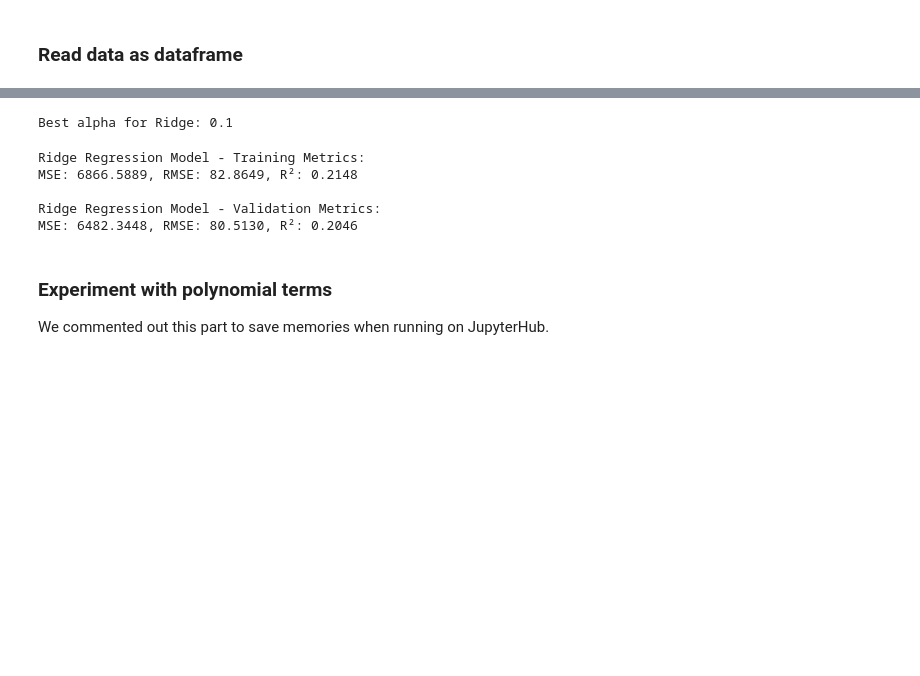
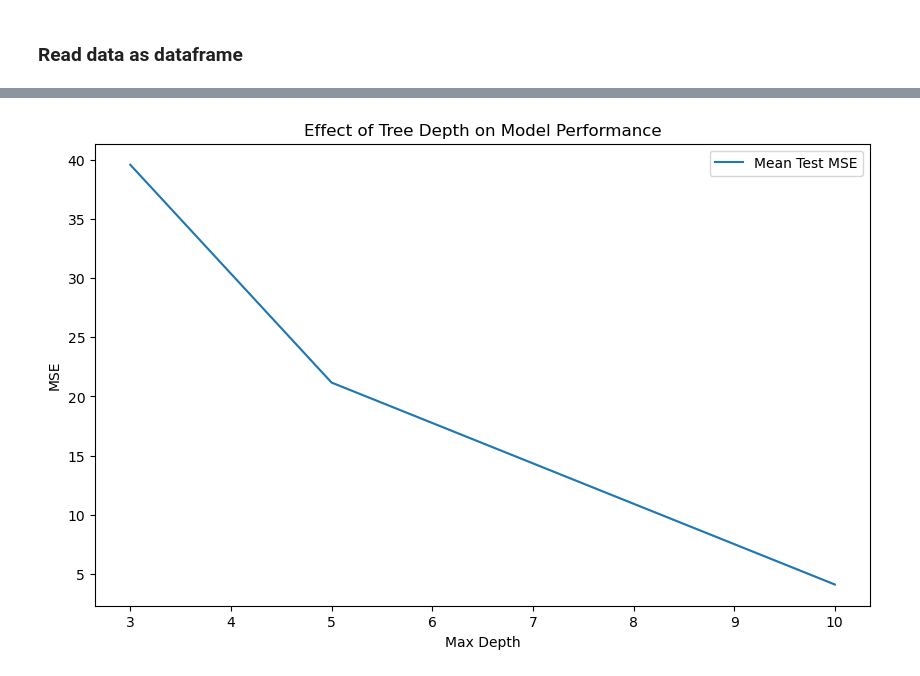
Before and after one commit to carrieyxia/ADAN8888.01_Fall_24_Applied_Analytics_Project, a Jupyter notebook: week7/week7_notebook.ipynb, the cells around one changed output, grey strips where cells are left out. Cells and saved outputs as stored; diff of their text form; code cells hidden in the pictures; blank space fills up the shorter version.

Commit message:
first attempt at decision tree

```diff
--- a/week7/week7_notebook.ipynb
+++ b/week7/week7_notebook.ipynb
@@ -60,3 +61,17 @@ def evaluate_model(y_true, y_pred):
     mse = rmse**2
     r2 = r2_score(y_true, y_pred)
     return mse, rmse, r2
+# %%
+# Hyperparameter settings for Decision Tree
+param_grid = {
+    'max_depth': [3, 5, 10],
+    'min_samples_split': [2, 10, 20],
+    'min_samples_leaf': [1, 5, 10]
+}
+# %%
+# Initialize Decision Tree Regressor
+dtr = DecisionTreeRegressor()
+
+# Perform Grid Search with cross-validation
+grid_search = GridSearchCV(dtr, param_grid, cv=5, scoring='neg_mean_squared_error', n_jobs=-1)
+grid_search.fit(X_train_scaled, y_train)
@@ -147,34 +113,0 @@ MSE: 6472.3002, RMSE: 80.4506, R²: 0.2058
-# %%
-ridge = Ridge()
-ridge_alphas = {'alpha': [0.001, 0.01, 0.1, 1, 10, 100]}  # Define alpha range
-ridge_cv = GridSearchCV(ridge, param_grid=ridge_alphas, cv=5, scoring='neg_mean_squared_error')
-ridge_cv.fit(X_train_scaled, y_train)
-best_ridge_alpha = ridge_cv.best_params_['alpha']
-print(f"Best alpha for Ridge: {best_ridge_alpha}")
-# %% [output]
-Best alpha for Ridge: 0.1
-# %%
-ridge_best = Ridge(alpha=best_ridge_alpha)
-ridge_best.fit(X_train_scaled, y_train)
-
-y_train_pred_ridge = ridge_best.predict(X_train_scaled)
-y_val_pred_ridge = ridge_best.predict(X_val_scaled)
-
-train_mse_ridge, train_rmse_ridge, train_r2_ridge = evaluate_model(y_train, y_train_pred_ridge)
-val_mse_ridge, val_rmse_ridge, val_r2_ridge = evaluate_model(y_val, y_val_pred_ridge)
-
-print("Ridge Regression Model - Training Metrics:")
-print(f"MSE: {train_mse_ridge:.4f}, RMSE: {train_rmse_ridge:.4f}, R²: {train_r2_ridge:.4f}")
-
-# Print the results for the validation dataset
-print("\nRidge Regression Model - Validation Metrics:")
-print(f"MSE: {val_mse_ridge:.4f}, RMSE: {val_rmse_ridge:.4f}, R²: {val_r2_ridge:.4f}")
-# %% [output]
-Ridge Regression Model - Training Metrics:
-MSE: 6866.5889, RMSE: 82.8649, R²: 0.2148
-
-Ridge Regression Model - Validation Metrics:
-MSE: 6482.3448, RMSE: 80.5130, R²: 0.2046
-# %% [markdown]
-### Experiment with polynomial terms
-We commented out this part to save memories when running on JupyterHub.
@@ -224,0 +114,14 @@ We commented out this part to save memories when running on JupyterHub.
+# %%
+# Comparing multiple hyperparameter settings
+results = pd.DataFrame(grid_search.cv_results_)
+
+# Plotting RMSE vs hyperparameters
+plt.figure(figsize=(10, 6))
+sns.lineplot(x=results['param_max_depth'], y=-results['mean_test_score'], label='Mean Test MSE')
+plt.xlabel('Max Depth')
+plt.ylabel('MSE')
+plt.title('Effect of Tree Depth on Model Performance')
+plt.legend()
+plt.show()
+# %% [output]
+[figure, added]
```
Also changed, not shown: parts of 15 cells of this notebook.
